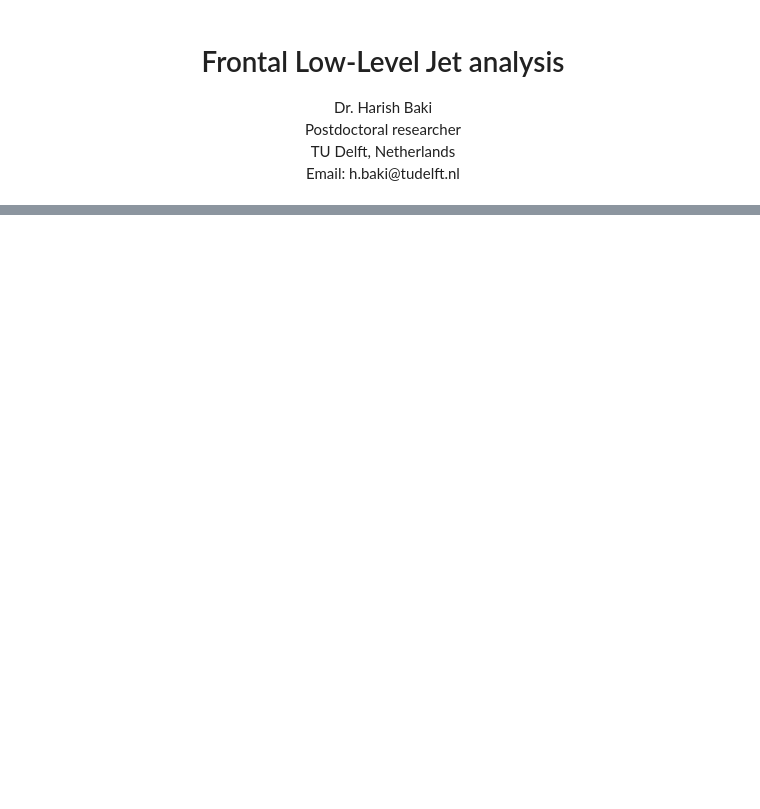
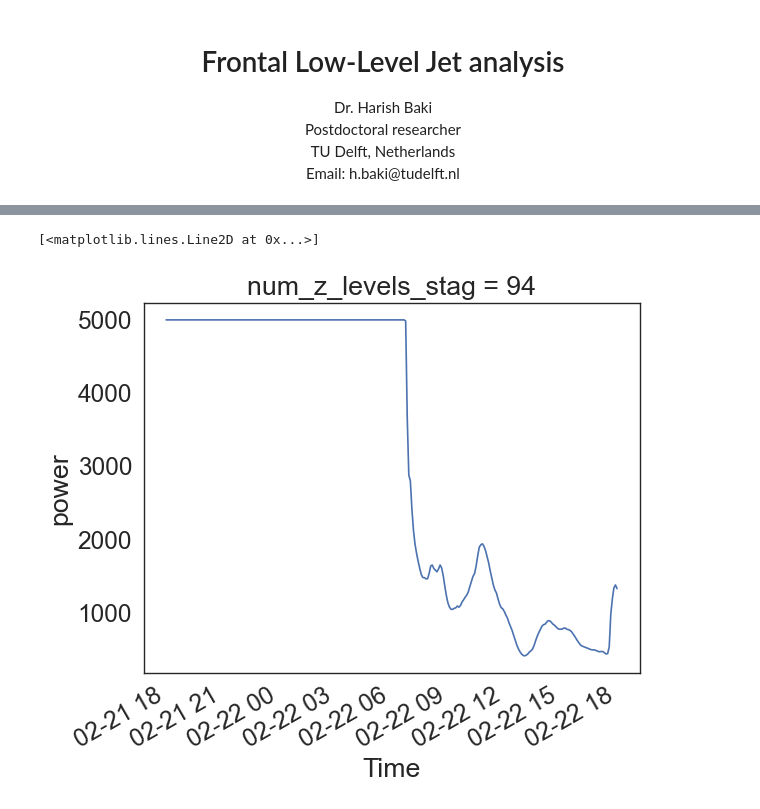
Before and after one commit to HarishBaki/EU_SCORES_project, a Jupyter notebook: WRFV4.4/FLLJ/scripts/test.ipynb, the cells around one changed output, grey strips where cells are left out. Drawn from its saved outputs; the diff is of its cells as text; code cells hidden in the pictures; blank space fills up the shorter version.

```diff
--- a/WRFV4.4/FLLJ/scripts/test.ipynb
+++ b/WRFV4.4/FLLJ/scripts/test.ipynb
@@ -100,0 +119,5 @@ XLAT = ds.XLAT[0,...].values
+# %%
+power_output.plot()
+# %% [output]
+[<matplotlib.lines.Line2D at 0x...>]
+[figure, added]
```
Also changed, not shown: parts of 12 cells of this notebook, 17 other files.
